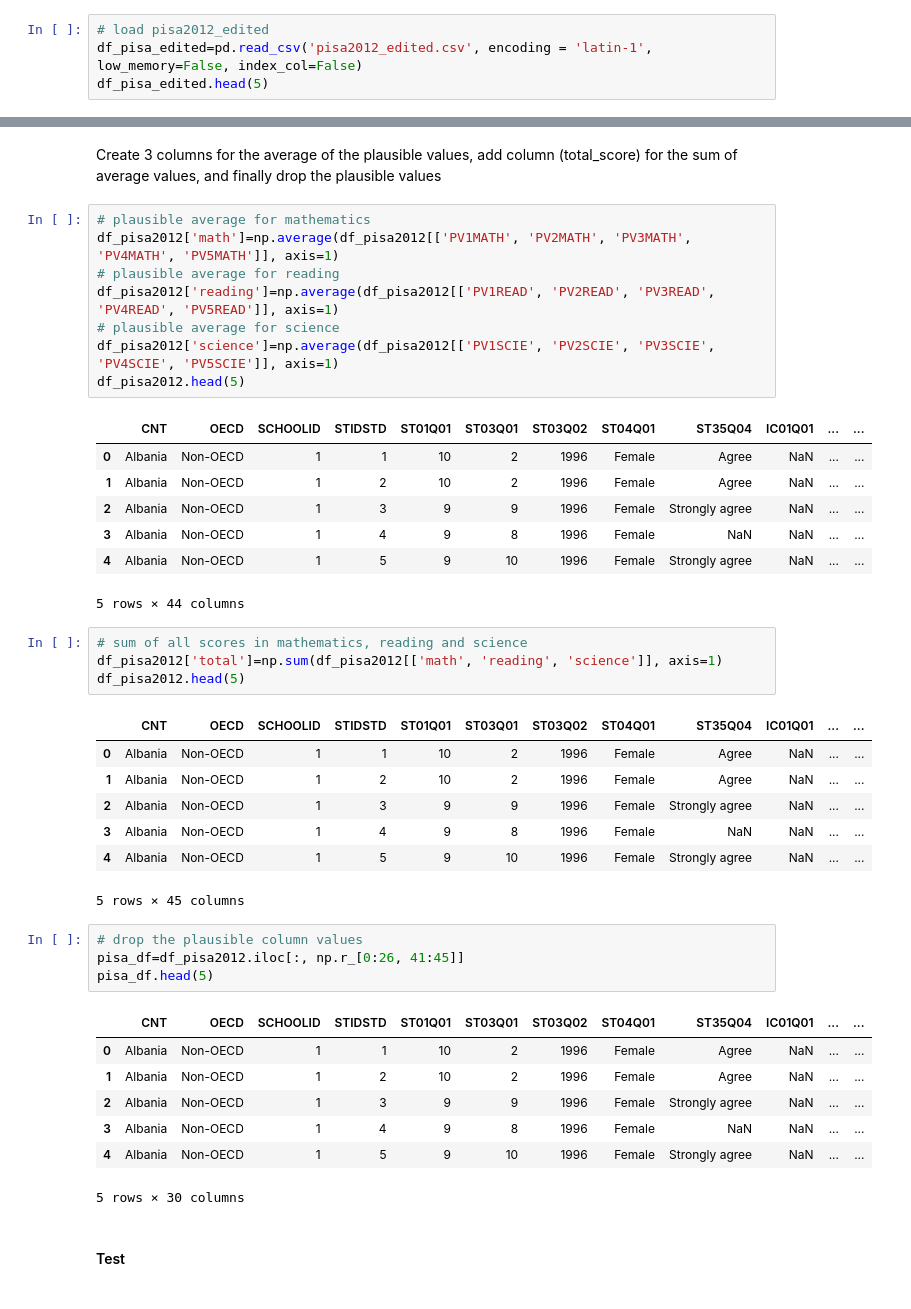
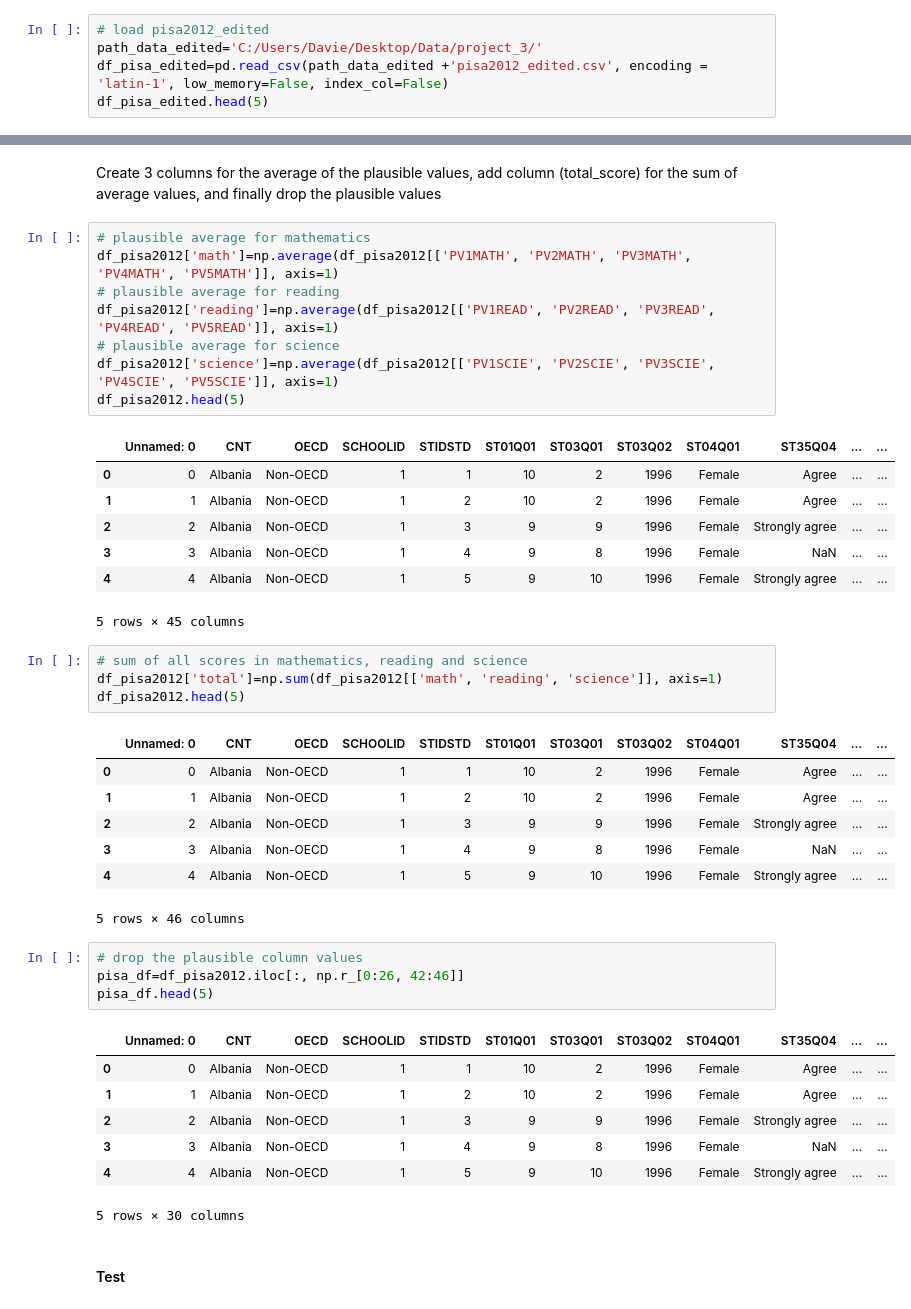
Before and after one commit to Daviedavie100/Pisa2012_data_analysis, a Jupyter notebook: Exploration.ipynb, the cells around one changed output, grey strips where cells are left out. Saved outputs shown, nothing was run; the diff lists cells and outputs as text.

```diff
--- a/Exploration.ipynb
+++ b/Exploration.ipynb
@@ -155,6 +157,7 @@ The data is assessed visually and programmatically for quality and tidiness issu
 - viewing the data without code
 # %%
 # load pisa2012_edited
-df_pisa_edited=pd.read_csv('pisa2012_edited.csv', encoding = 'latin-1', low_memory=False, index_col=False)
+path_data_edited='C:/Users/Davie/Desktop/Data/project_3/'
+df_pisa_edited=pd.read_csv(path_data_edited +'pisa2012_edited.csv', encoding = 'latin-1', low_memory=False, index_col=False)
 df_pisa_edited.head(5)
 # %% [output]
@@ -250,36 +253,36 @@ df_pisa2012['reading']=np.average(df_pisa2012[['PV1READ', 'PV2READ', 'PV3READ',
 df_pisa2012['science']=np.average(df_pisa2012[['PV1SCIE', 'PV2SCIE', 'PV3SCIE', 'PV4SCIE', 'PV5SCIE']], axis=1)
 df_pisa2012.head(5)
 # %% [output]
-|  | CNT | OECD | SCHOOLID | STIDSTD | ST01Q01 | ST03Q01 | ST03Q02 | ST04Q01 | ST35Q04 | IC01Q01 | ... | ... |
-| 0 | Albania | Non-OECD | 1 | 1 | 10 | 2 | 1996 | Female | Agree | NaN | ... | ... |
-| 1 | Albania | Non-OECD | 1 | 2 | 10 | 2 | 1996 | Female | Agree | NaN | ... | ... |
-| 2 | Albania | Non-OECD | 1 | 3 | 9 | 9 | 1996 | Female | Strongly agree | NaN | ... | ... |
-| 3 | Albania | Non-OECD | 1 | 4 | 9 | 8 | 1996 | Female | NaN | NaN | ... | ... |
-| 4 | Albania | Non-OECD | 1 | 5 | 9 | 10 | 1996 | Female | Strongly agree | NaN | ... | ... |
+|  | Unnamed: 0 | CNT | OECD | SCHOOLID | STIDSTD | ST01Q01 | ST03Q01 | ST03Q02 | ST04Q01 | ST35Q04 | ... | ... |
+| 0 | 0 | Albania | Non-OECD | 1 | 1 | 10 | 2 | 1996 | Female | Agree | ... | ... |
+| 1 | 1 | Albania | Non-OECD | 1 | 2 | 10 | 2 | 1996 | Female | Agree | ... | ... |
+| 2 | 2 | Albania | Non-OECD | 1 | 3 | 9 | 9 | 1996 | Female | Strongly agree | ... | ... |
+| 3 | 3 | Albania | Non-OECD | 1 | 4 | 9 | 8 | 1996 | Female | NaN | ... | ... |
+| 4 | 4 | Albania | Non-OECD | 1 | 5 | 9 | 10 | 1996 | Female | Strongly agree | ... | ... |
-5 rows × 44 columns
+5 rows × 45 columns
 # %%
 # sum of all scores in mathematics, reading and science
 df_pisa2012['total']=np.sum(df_pisa2012[['math', 'reading', 'science']], axis=1)
 df_pisa2012.head(5)
 # %% [output]
-|  | CNT | OECD | SCHOOLID | STIDSTD | ST01Q01 | ST03Q01 | ST03Q02 | ST04Q01 | ST35Q04 | IC01Q01 | ... | ... |
-| 0 | Albania | Non-OECD | 1 | 1 | 10 | 2 | 1996 | Female | Agree | NaN | ... | ... |
-| 1 | Albania | Non-OECD | 1 | 2 | 10 | 2 | 1996 | Female | Agree | NaN | ... | ... |
-| 2 | Albania | Non-OECD | 1 | 3 | 9 | 9 | 1996 | Female | Strongly agree | NaN | ... | ... |
-| 3 | Albania | Non-OECD | 1 | 4 | 9 | 8 | 1996 | Female | NaN | NaN | ... | ... |
-| 4 | Albania | Non-OECD | 1 | 5 | 9 | 10 | 1996 | Female | Strongly agree | NaN | ... | ... |
+|  | Unnamed: 0 | CNT | OECD | SCHOOLID | STIDSTD | ST01Q01 | ST03Q01 | ST03Q02 | ST04Q01 | ST35Q04 | ... | ... |
+| 0 | 0 | Albania | Non-OECD | 1 | 1 | 10 | 2 | 1996 | Female | Agree | ... | ... |
+| 1 | 1 | Albania | Non-OECD | 1 | 2 | 10 | 2 | 1996 | Female | Agree | ... | ... |
+| 2 | 2 | Albania | Non-OECD | 1 | 3 | 9 | 9 | 1996 | Female | Strongly agree | ... | ... |
+| 3 | 3 | Albania | Non-OECD | 1 | 4 | 9 | 8 | 1996 | Female | NaN | ... | ... |
+| 4 | 4 | Albania | Non-OECD | 1 | 5 | 9 | 10 | 1996 | Female | Strongly agree | ... | ... |
-5 rows × 45 columns
+5 rows × 46 columns
 # %%
 # drop the plausible column values
-pisa_df=df_pisa2012.iloc[:, np.r_[0:26, 41:45]]
+pisa_df=df_pisa2012.iloc[:, np.r_[0:26, 42:46]]
 pisa_df.head(5)
 # %% [output]
-|  | CNT | OECD | SCHOOLID | STIDSTD | ST01Q01 | ST03Q01 | ST03Q02 | ST04Q01 | ST35Q04 | IC01Q01 | ... | ... |
-| 0 | Albania | Non-OECD | 1 | 1 | 10 | 2 | 1996 | Female | Agree | NaN | ... | ... |
-| 1 | Albania | Non-OECD | 1 | 2 | 10 | 2 | 1996 | Female | Agree | NaN | ... | ... |
-| 2 | Albania | Non-OECD | 1 | 3 | 9 | 9 | 1996 | Female | Strongly agree | NaN | ... | ... |
-| 3 | Albania | Non-OECD | 1 | 4 | 9 | 8 | 1996 | Female | NaN | NaN | ... | ... |
-| 4 | Albania | Non-OECD | 1 | 5 | 9 | 10 | 1996 | Female | Strongly agree | NaN | ... | ... |
+|  | Unnamed: 0 | CNT | OECD | SCHOOLID | STIDSTD | ST01Q01 | ST03Q01 | ST03Q02 | ST04Q01 | ST35Q04 | ... | ... |
+| 0 | 0 | Albania | Non-OECD | 1 | 1 | 10 | 2 | 1996 | Female | Agree | ... | ... |
+| 1 | 1 | Albania | Non-OECD | 1 | 2 | 10 | 2 | 1996 | Female | Agree | ... | ... |
+| 2 | 2 | Albania | Non-OECD | 1 | 3 | 9 | 9 | 1996 | Female | Strongly agree | ... | ... |
+| 3 | 3 | Albania | Non-OECD | 1 | 4 | 9 | 8 | 1996 | Female | NaN | ... | ... |
+| 4 | 4 | Albania | Non-OECD | 1 | 5 | 9 | 10 | 1996 | Female | Strongly agree | ... | ... |
 5 rows × 30 columns
 # %% [markdown]
 #### Test
```
Also changed, not shown: parts of 57 cells of this notebook.
